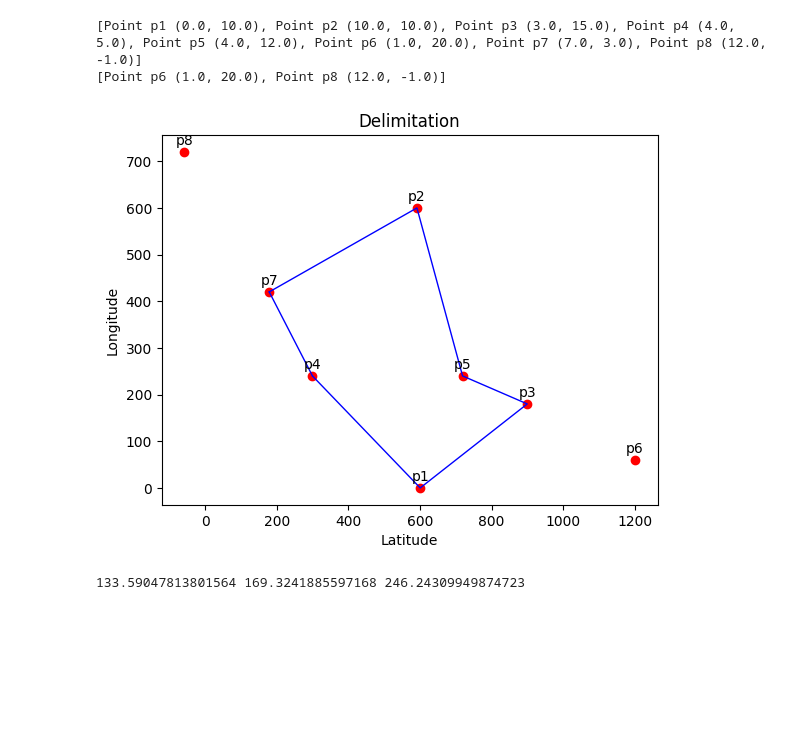
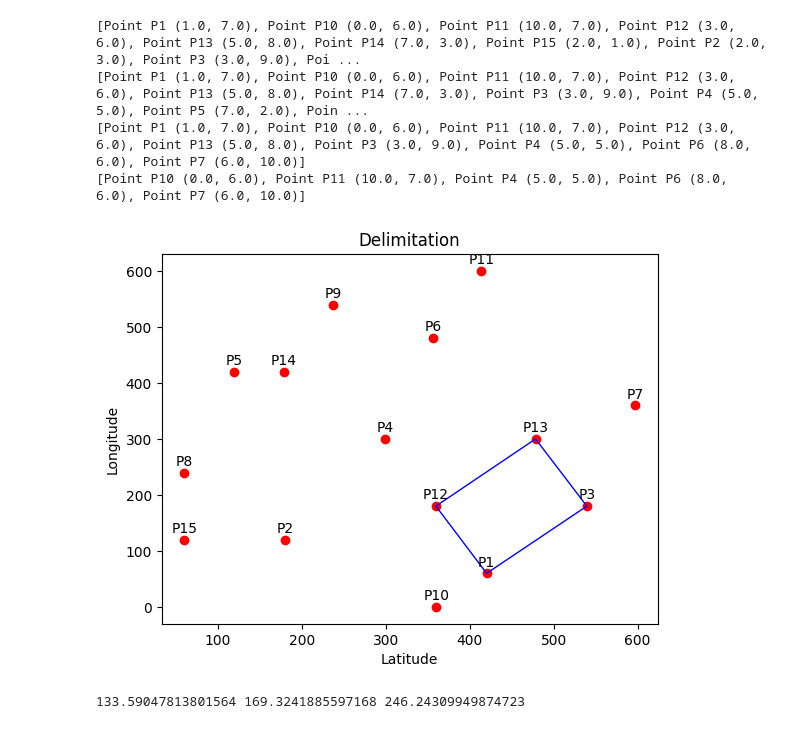
Before and after one commit to vascomgameiro/Maritime-Border-Delimiter, a Jupyter notebook: test.ipynb, the cells around one changed output. Cells and saved outputs as stored; diff of their text form; code cells hidden in the pictures; blank space fills up the shorter version.

```diff
--- a/test.ipynb
+++ b/test.ipynb
@@ -267,15 +267,17 @@ class ApproxOptimalDelimitation:
         # Among nearly colinear points, choose the closest point
         return min(nearly_colinear_points, key=lambda p: current_point.distance(p))
 # %%
-fh = FileHandler("convexHullTest/test1.csv")
+fh = FileHandler("convexHullTest/file8.csv")
 vp = fh.read_points()
 # %%
-ap = ApproxOptimalDelimitation(vp, 480)
+ap = ApproxOptimalDelimitation(vp, 175)
 ap.find_delimitation().show(vp)
 # %% [output]
-[Point p1 (0.0, 10.0), Point p2 (10.0, 10.0), Point p3 (3.0, 15.0), Point p4 (4.0, 5.0), Point p5 (4.0, 12.0), Point p6 (1.0, 20.0), Point p7 (7.0, 3.0), Point p8 (12.0, -1.0)]
-[Point p6 (1.0, 20.0), Point p8 (12.0, -1.0)]
+[Point P1 (1.0, 7.0), Point P10 (0.0, 6.0), Point P11 (10.0, 7.0), Point P12 (3.0, 6.0), Point P13 (5.0, 8.0), Point P14 (7.0, 3.0), Point P15 (2.0, 1.0), Point P2 (2.0, 3.0), Point P3 (3.0, 9.0), Poi ...
+[Point P1 (1.0, 7.0), Point P10 (0.0, 6.0), Point P11 (10.0, 7.0), Point P12 (3.0, 6.0), Point P13 (5.0, 8.0), Point P14 (7.0, 3.0), Point P3 (3.0, 9.0), Point P4 (5.0, 5.0), Point P5 (7.0, 2.0), Poin ...
+[Point P1 (1.0, 7.0), Point P10 (0.0, 6.0), Point P11 (10.0, 7.0), Point P12 (3.0, 6.0), Point P13 (5.0, 8.0), Point P3 (3.0, 9.0), Point P4 (5.0, 5.0), Point P6 (8.0, 6.0), Point P7 (6.0, 10.0)]
+[Point P10 (0.0, 6.0), Point P11 (10.0, 7.0), Point P4 (5.0, 5.0), Point P6 (8.0, 6.0), Point P7 (6.0, 10.0)]
-[figure, old version]
+[figure, new version]
 # %%
 # P1  1   5
 # P2  2   3
```
Also changed, not shown: 1 other file.
